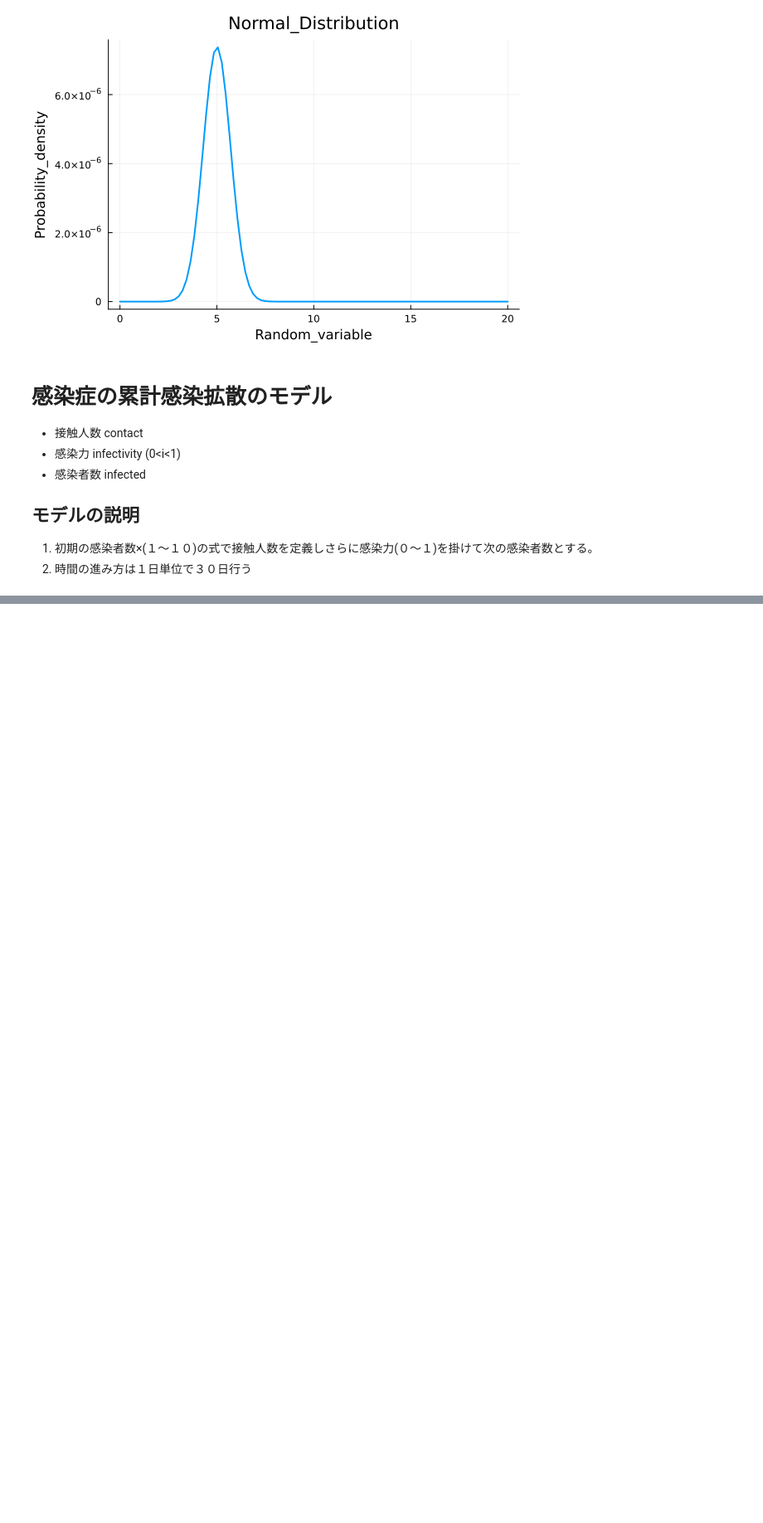
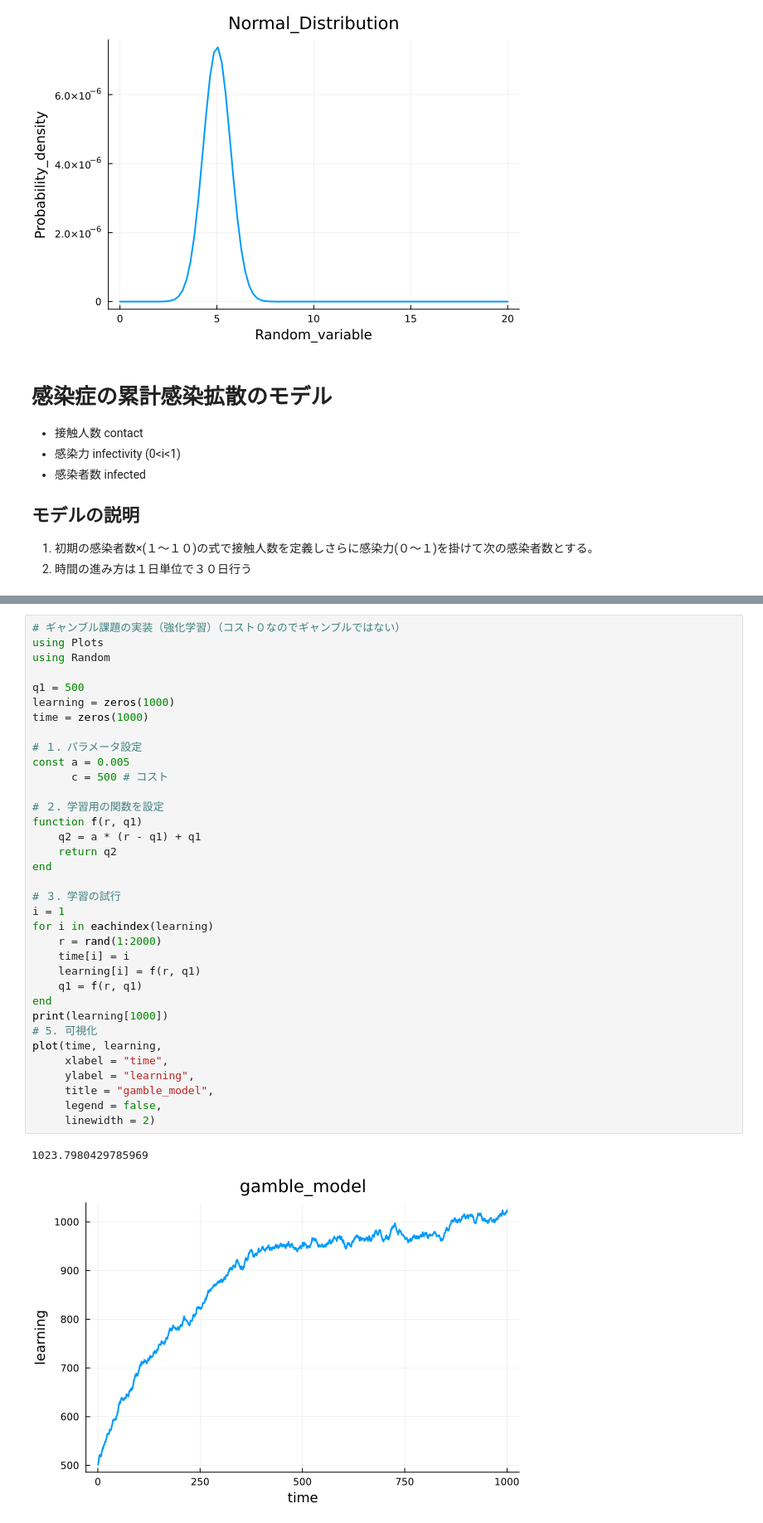
Before and after one commit to formylearningservice-eng/Mathematical-Model, a Jupyter notebook: physical_chemistry.ipynb, the cells around one changed output, grey strips where cells are left out. Shown at 83% size. Saved outputs shown, nothing was run; the diff lists cells and outputs as text; blank space fills up the shorter version.

```diff
--- a/physical_chemistry.ipynb
+++ b/physical_chemistry.ipynb
@@ -301,0 +311,38 @@ plot(d, sum,
+# %%
+# ギャンブル課題の実装（強化学習）（コスト０なのでギャンブルではない）
+using Plots
+using Random
+
+q1 = 500
+learning = zeros(1000)
+time = zeros(1000)
+
+# １．パラメータ設定
+const a = 0.005
+      c = 500 # コスト
+
+# ２．学習用の関数を設定
+function f(r, q1)
+    q2 = a * (r - q1) + q1
+    return q2
+end
+
+# ３．学習の試行
+i = 1
+for i in eachindex(learning)
+    r = rand(1:2000)
+    time[i] = i
+    learning[i] = f(r, q1)
+    q1 = f(r, q1)
+end
+print(learning[1000])
+# 5. 可視化
+plot(time, learning,
+     xlabel = "time",
+     ylabel = "learning",
+     title = "gamble_model",
+     legend = false,
+     linewidth = 2)
+# %% [output]
+1023.7980429785969
+[figure, added]
```
Also changed, not shown: parts of 3 cells of this notebook.
